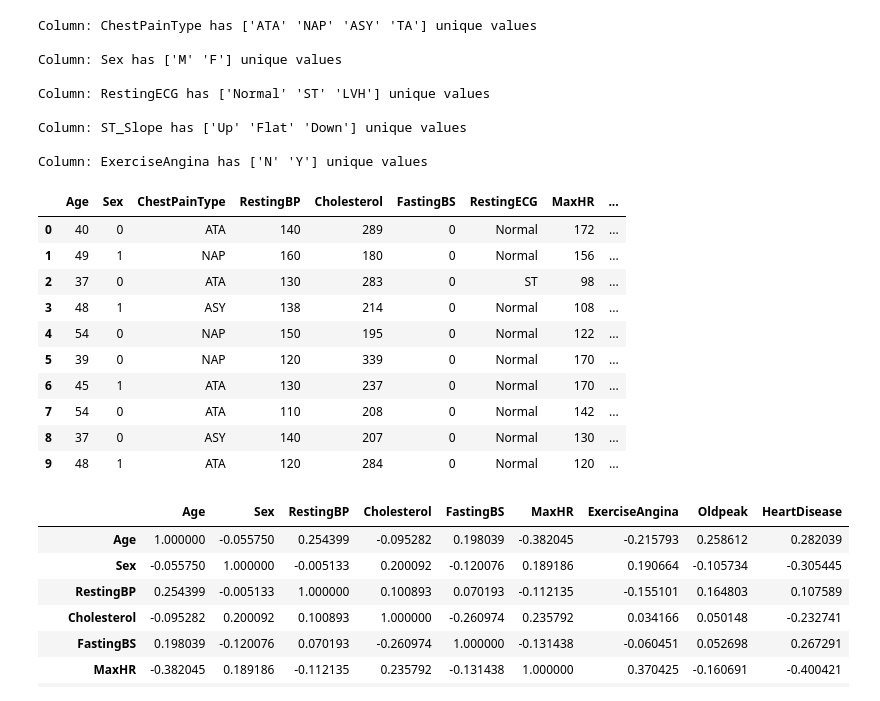
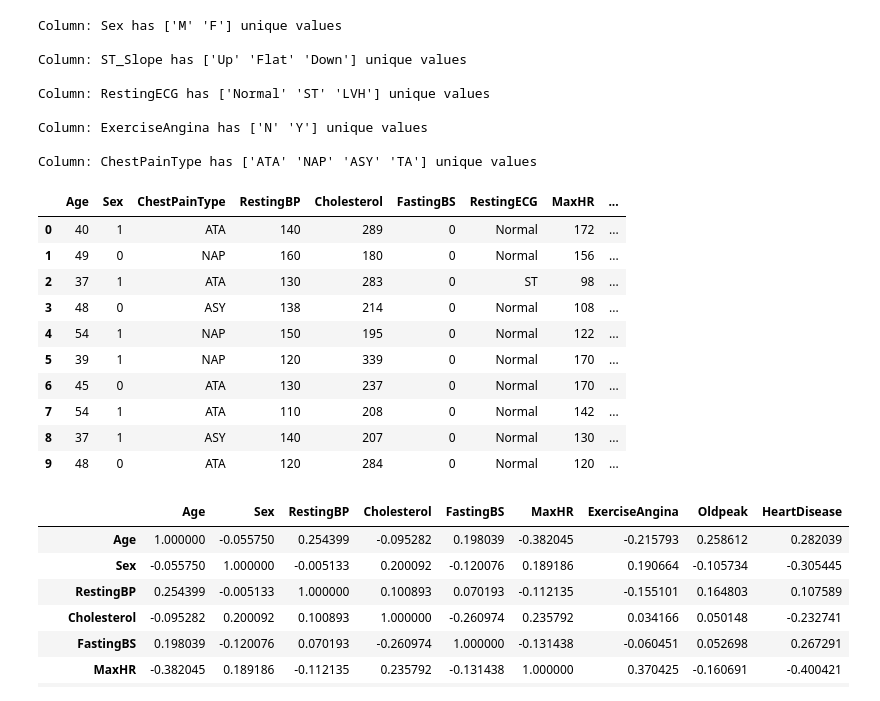
Before and after one commit to cemeterysummoning/fruse, a Jupyter notebook: preprocesstest.ipynb, the cells around one changed output. Cells and saved outputs as stored; diff of their text form; code cells hidden in the pictures.

Commit message:
started training on real data

```diff
--- a/preprocesstest.ipynb
+++ b/preprocesstest.ipynb
@@ -8,7 +8,7 @@ from sklearn.utils import shuffle
 from sklearn.model_selection import train_test_split
 # %%
 # creates dataframe from csv file
-DATA_PATH = "testHeart.csv"
+DATA_PATH = "Data/testHeart.csv"
 data = pd.read_csv(DATA_PATH)
 # %%
 #918 data points, 11 features, and 1 target
@@ -60,35 +88,35 @@ for col in categorical_cols:
     unique = data[col].unique()
     print("Column: {} has {} unique values\n".format(col, unique))
 # %% [output]
-Column: ChestPainType has ['ATA' 'NAP' 'ASY' 'TA'] unique values
+Column: Sex has ['M' 'F'] unique values
 
-Column: Sex has ['M' 'F'] unique values
+Column: ST_Slope has ['Up' 'Flat' 'Down'] unique values
 
 Column: RestingECG has ['Normal' 'ST' 'LVH'] unique values
 
-Column: ST_Slope has ['Up' 'Flat' 'Down'] unique values
+Column: ExerciseAngina has ['N' 'Y'] unique values
 
-Column: ExerciseAngina has ['N' 'Y'] unique values
+Column: ChestPainType has ['ATA' 'NAP' 'ASY' 'TA'] unique values
 # %%
 #since sex and ExerciseAngina are binary features, we should read them as float64 and see if they are key features
-data['Sex'] = pd.get_dummies(data['Sex'], drop_first = False)
-data['ExerciseAngina'] = pd.get_dummies(data['ExerciseAngina'], drop_first = False)
+data['Sex'] = pd.get_dummies(data['Sex'], drop_first = True)
+data['ExerciseAngina'] = pd.get_dummies(data['ExerciseAngina'], drop_first = True)
 
 data.head(10)
 # Male = 0, Female =1
 # No = 1, Yes = 0
 # %% [output]
 |  | Age | Sex | ChestPainType | RestingBP | Cholesterol | FastingBS | RestingECG | MaxHR | ... |
-| 0 | 40 | 0 | ATA | 140 | 289 | 0 | Normal | 172 | ... |
-| 1 | 49 | 1 | NAP | 160 | 180 | 0 | Normal | 156 | ... |
-| 2 | 37 | 0 | ATA | 130 | 283 | 0 | ST | 98 | ... |
-| 3 | 48 | 1 | ASY | 138 | 214 | 0 | Normal | 108 | ... |
-| 4 | 54 | 0 | NAP | 150 | 195 | 0 | Normal | 122 | ... |
-| 5 | 39 | 0 | NAP | 120 | 339 | 0 | Normal | 170 | ... |
-| 6 | 45 | 1 | ATA | 130 | 237 | 0 | Normal | 170 | ... |
-| 7 | 54 | 0 | ATA | 110 | 208 | 0 | Normal | 142 | ... |
-| 8 | 37 | 0 | ASY | 140 | 207 | 0 | Normal | 130 | ... |
-| 9 | 48 | 1 | ATA | 120 | 284 | 0 | Normal | 120 | ... |
+| 0 | 40 | 1 | ATA | 140 | 289 | 0 | Normal | 172 | ... |
+| 1 | 49 | 0 | NAP | 160 | 180 | 0 | Normal | 156 | ... |
+| 2 | 37 | 1 | ATA | 130 | 283 | 0 | ST | 98 | ... |
+| 3 | 48 | 0 | ASY | 138 | 214 | 0 | Normal | 108 | ... |
+| 4 | 54 | 1 | NAP | 150 | 195 | 0 | Normal | 122 | ... |
+| 5 | 39 | 1 | NAP | 120 | 339 | 0 | Normal | 170 | ... |
+| 6 | 45 | 0 | ATA | 130 | 237 | 0 | Normal | 170 | ... |
+| 7 | 54 | 1 | ATA | 110 | 208 | 0 | Normal | 142 | ... |
+| 8 | 37 | 1 | ASY | 140 | 207 | 0 | Normal | 130 | ... |
+| 9 | 48 | 0 | ATA | 120 | 284 | 0 | Normal | 120 | ... |
 # %%
 #finds correlation between features and target (closer abs value to 1 is better): ExerciseAngina, Oldpeak, MaxHR, Sex are the 4 most influential features
 data.corr()
```
Also changed, not shown: parts of 5 cells of this notebook, 6 other files.
